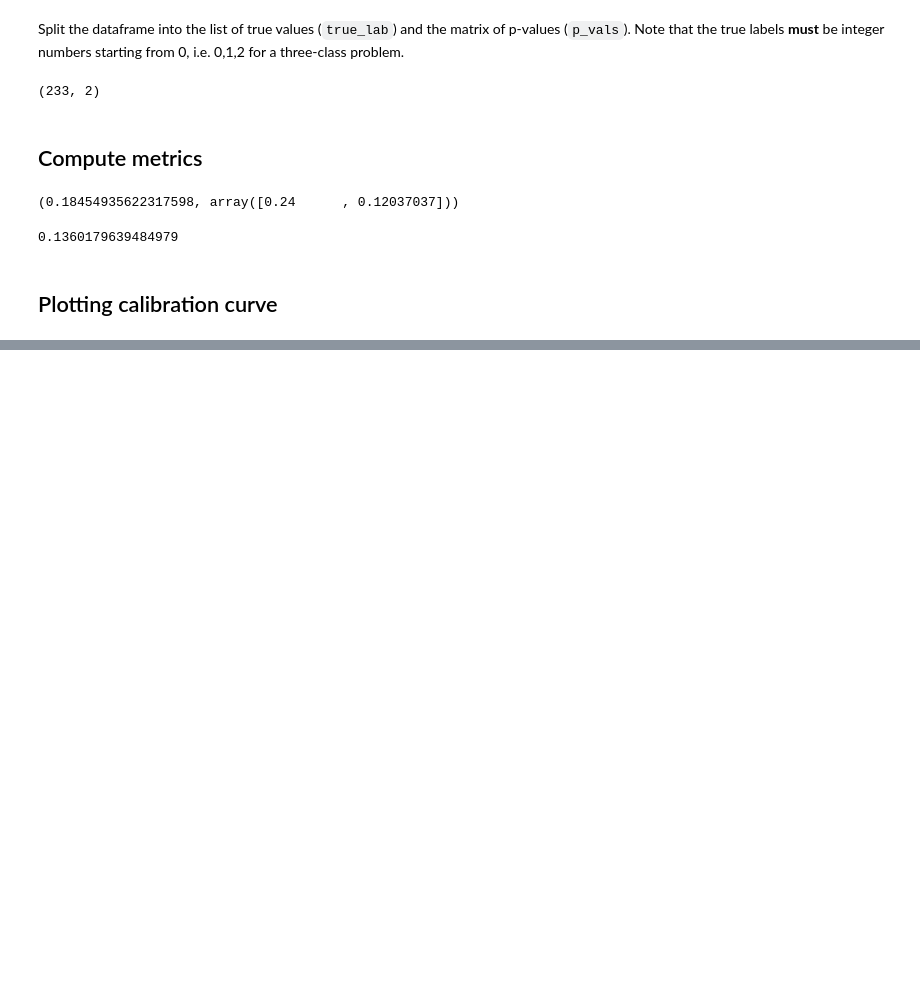
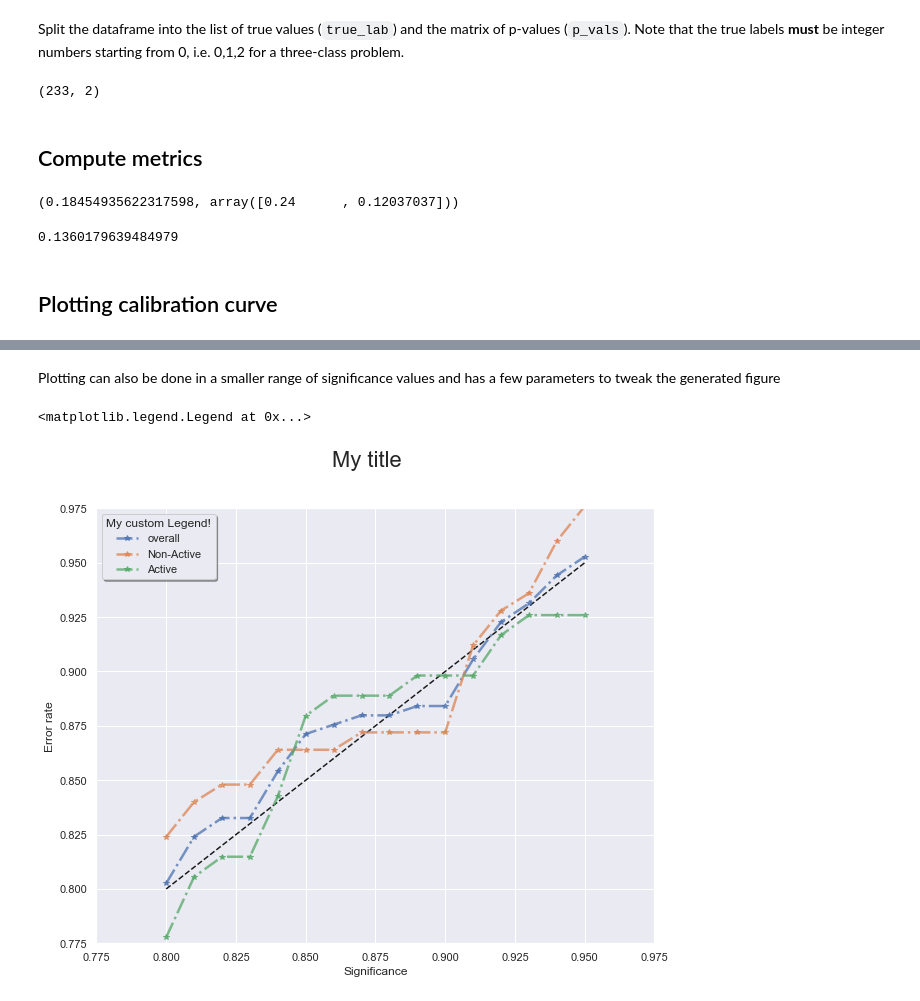
Before and after one commit to pharmbio/plot_utils, a Jupyter notebook: python/User_guide_plotting.ipynb, the cells around one changed output, grey strips where cells are left out. Drawn from its saved outputs; the diff is of its cells as text; code cells hidden in the pictures; blank space fills up the shorter version.

Commit message:
more examples in the user-guide + minor tweaks

```diff
--- a/python/User_guide_plotting.ipynb
+++ b/python/User_guide_plotting.ipynb
@@ -51,0 +52,19 @@ the_fig = plotting.plot_calibration_curve(true_lab, p_vals)
+# %% [markdown]
+Plotting can also be done in a smaller range of significance values and has a few parameters to tweak the generated figure
+# %%
+line_args = {'alpha': 0.75, 'marker':"*", 'linestyle': '-.', 'linewidth':2.5}
+
+the_fig = plotting.plot_calibration_curve(true_lab, p_vals, sign_min=0.8, sign_max=.95, fig_padding=0.025,class_labels=["Non-Active", "Active"], **line_args)
+
+# Set a custom title
+the_fig.suptitle('My title', fontsize=22)
+
+# Remove the old legend
+import matplotlib.pyplot as plt
+plt.gca().legend_.remove()
+
+# Add a new (custom) legend
+plt.legend(shadow=True,title='My custom Legend!')
+# %% [output]
+<matplotlib.legend.Legend at 0x...>
+[figure, added]
```
Also changed, not shown: parts of 4 cells of this notebook, 1 other file.
